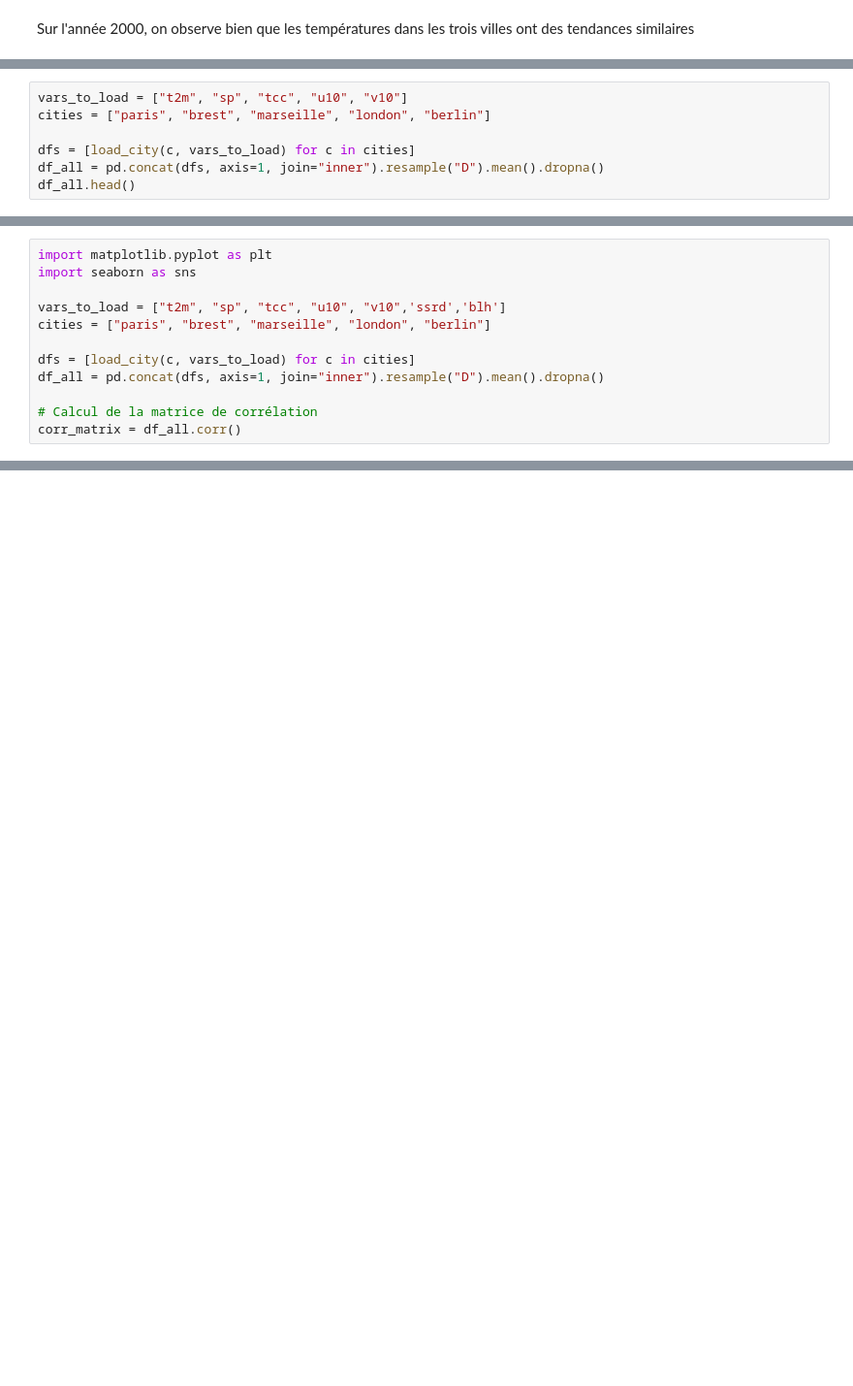
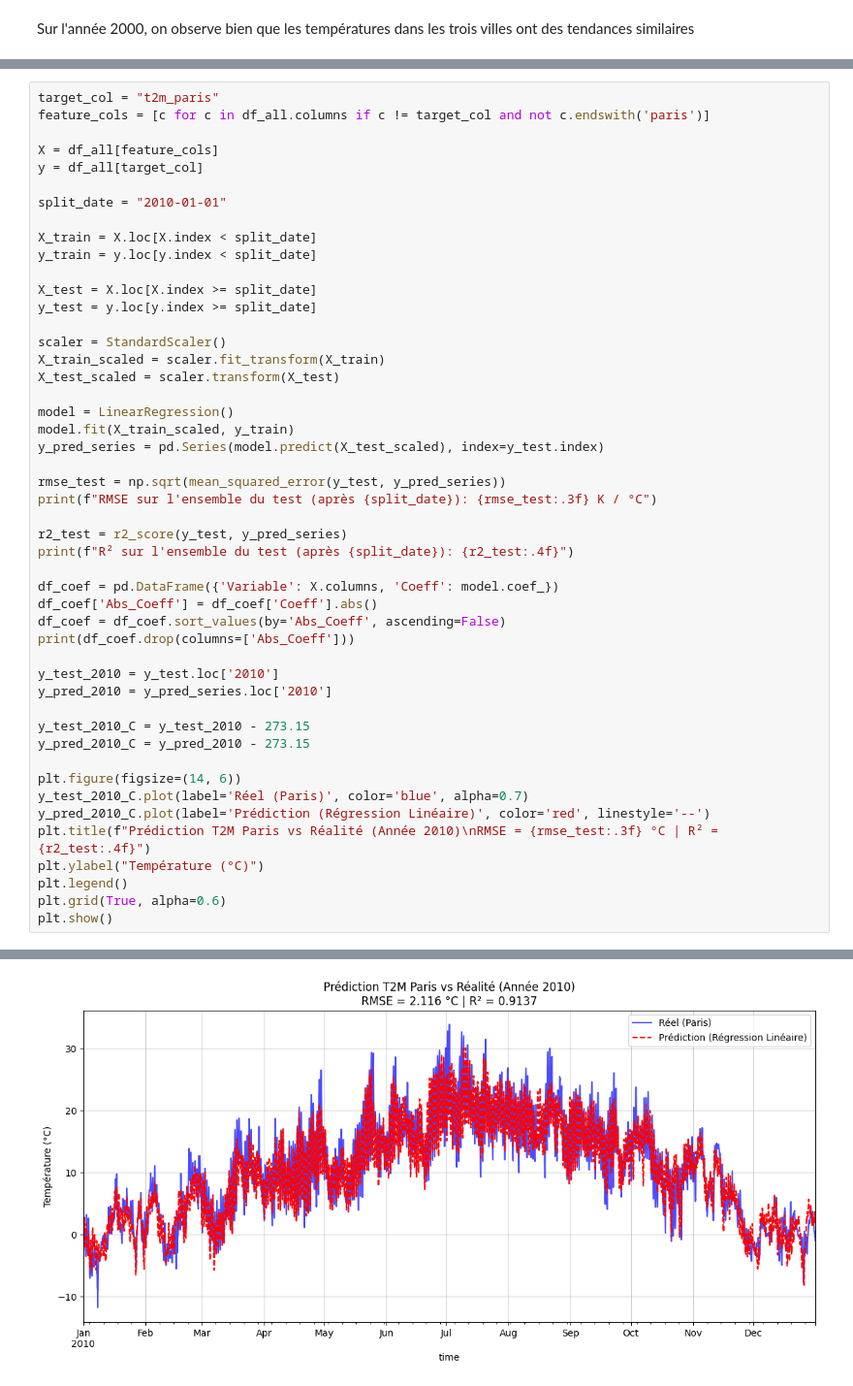
Before and after one commit to louislairy/ML4C-Project-Bracco-Lairy, a Jupyter notebook: project_weather.ipynb, the cells around one changed output, grey strips where cells are left out. Shown at 97% size. Saved outputs shown, nothing was run; the diff lists cells and outputs as text; blank space fills up the shorter version.

```diff
--- a/project_weather.ipynb
+++ b/project_weather.ipynb
@@ -261,7 +319,0 @@ def load_city(city, variables):
-# %%
-vars_to_load = ["t2m", "sp", "tcc", "u10", "v10"]
-cities = ["paris", "brest", "marseille", "london", "berlin"]
-
-dfs = [load_city(c, vars_to_load) for c in cities]
-df_all = pd.concat(dfs, axis=1, join="inner").resample("D").mean().dropna()
-df_all.head()
@@ -409,12 +319,0 @@ plt.show()
-# %%
-import matplotlib.pyplot as plt
-import seaborn as sns
-
-vars_to_load = ["t2m", "sp", "tcc", "u10", "v10",'ssrd','blh']
-cities = ["paris", "brest", "marseille", "london", "berlin"]
-
-dfs = [load_city(c, vars_to_load) for c in cities]
-df_all = pd.concat(dfs, axis=1, join="inner").resample("D").mean().dropna()
-
-# Calcul de la matrice de corrélation
-corr_matrix = df_all.corr()
@@ -642,0 +444,49 @@ Several slides and images are taken from the very good [Scikit-learn course](htt
+# %%
+target_col = "t2m_paris"
+feature_cols = [c for c in df_all.columns if c != target_col and not c.endswith('paris')]
+
+X = df_all[feature_cols]
+y = df_all[target_col]
+
+split_date = "2010-01-01"
+
+X_train = X.loc[X.index < split_date]
+y_train = y.loc[y.index < split_date]
+
+X_test = X.loc[X.index >= split_date]
+y_test = y.loc[y.index >= split_date]
+
+scaler = StandardScaler()
+X_train_scaled = scaler.fit_transform(X_train)
+X_test_scaled = scaler.transform(X_test)
+
+model = LinearRegression()
+model.fit(X_train_scaled, y_train)
+y_pred_series = pd.Series(model.predict(X_test_scaled), index=y_test.index)
+
+rmse_test = np.sqrt(mean_squared_error(y_test, y_pred_series))
+print(f"RMSE sur l'ensemble du test (après {split_date}): {rmse_test:.3f} K / °C")
+
+r2_test = r2_score(y_test, y_pred_series)
+print(f"R² sur l'ensemble du test (après {split_date}): {r2_test:.4f}")
+
+df_coef = pd.DataFrame({'Variable': X.columns, 'Coeff': model.coef_})
+df_coef['Abs_Coeff'] = df_coef['Coeff'].abs()
+df_coef = df_coef.sort_values(by='Abs_Coeff', ascending=False)
+print(df_coef.drop(columns=['Abs_Coeff']))
+
+y_test_2010 = y_test.loc['2010']
+y_pred_2010 = y_pred_series.loc['2010']
+
+y_test_2010_C = y_test_2010 - 273.15
+y_pred_2010_C = y_pred_2010 - 273.15
+
+plt.figure(figsize=(14, 6))
+y_test_2010_C.plot(label='Réel (Paris)', color='blue', alpha=0.7)
+y_pred_2010_C.plot(label='Prédiction (Régression Linéaire)', color='red', linestyle='--')
+plt.title(f"Prédiction T2M Paris vs Réalité (Année 2010)\nRMSE = {rmse_test:.3f} °C | R² = {r2_test:.4f}")
+plt.ylabel("Température (°C)")
+plt.legend()
+plt.grid(True, alpha=0.6)
+plt.show()
+# %% [output]
@@ -642,0 +510 @@ Several slides and images are taken from the very good [Scikit-learn course](htt
+[figure, added]
```
Also changed, not shown: parts of 81 cells of this notebook.
